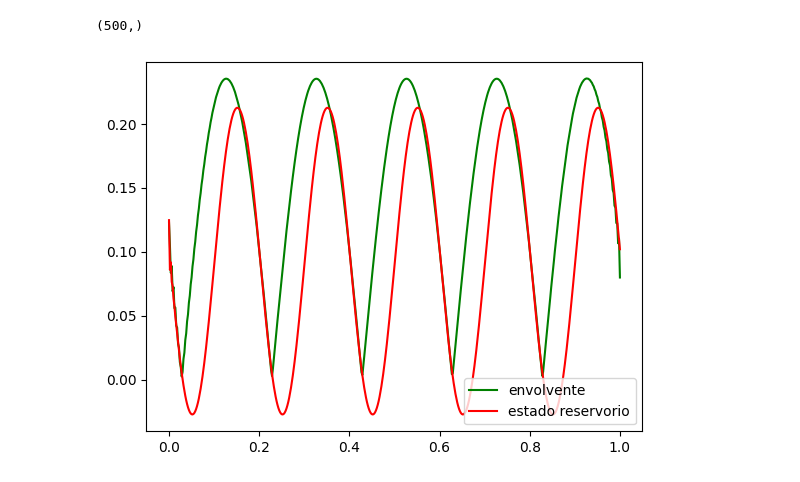
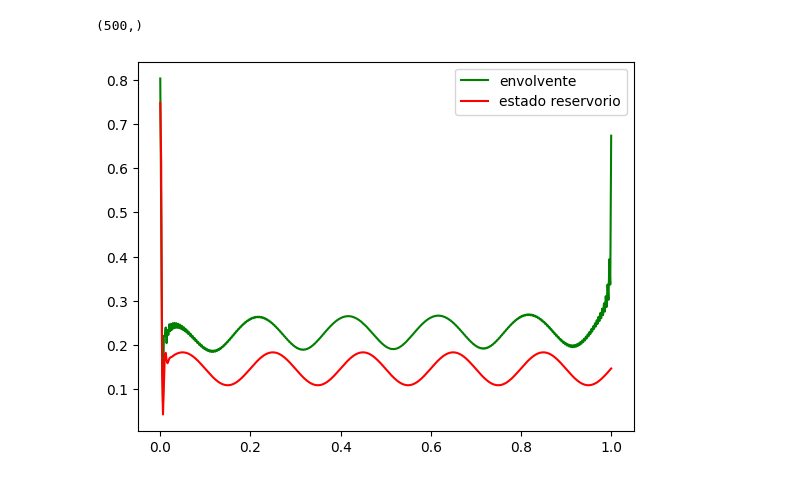
Before and after one commit to manuuuv/TFG, a Jupyter notebook: reservoir.ipynb, the cells around one changed output. Drawn from its saved outputs; the diff is of its cells as text; code cells hidden in the pictures.

```diff
--- a/reservoir.ipynb
+++ b/reservoir.ipynb
@@ -425,9 +425,9 @@ for i in range(num_training_samples):
 analytic_signal = hilbert2(reservoir_states[:, 1:].T)
 amplitude_envelope = np.abs(analytic_signal)
 # %%
-plt.plot(t, amplitude_envelope[:,1], color = 'green', label = 'envolvente')
-plt.plot(t, reservoir_states.T[1:,1], color = 'red', label = 'estado reservorio')
+plt.plot(t, amplitude_envelope[:,0], color = 'green', label = 'envolvente')
+plt.plot(t, reservoir_states.T[1:,0], color = 'red', label = 'estado reservorio')
 plt.legend()
 plt.show()
 # %% [output]
-[figure, old version]
+[figure, new version]
```
Also changed, not shown: 1 other file.
